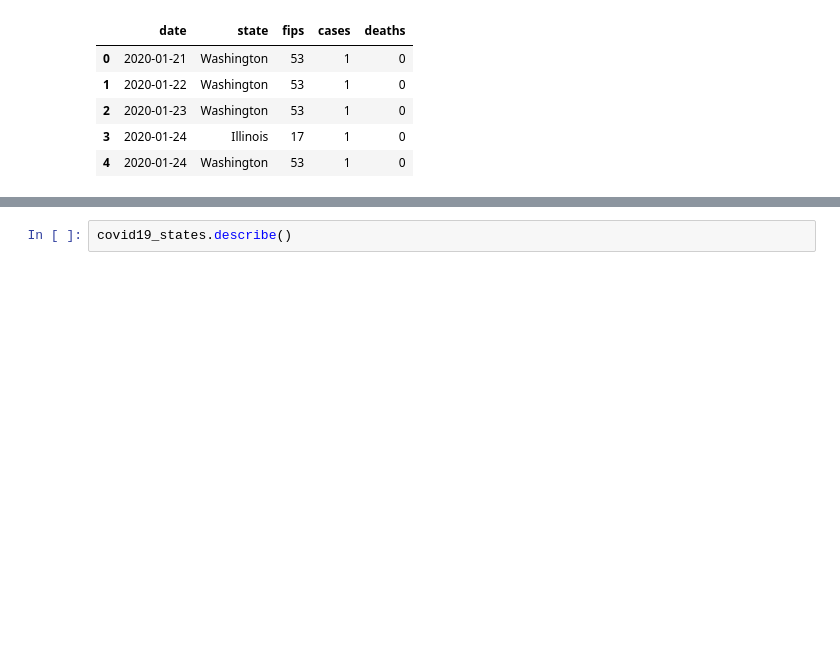
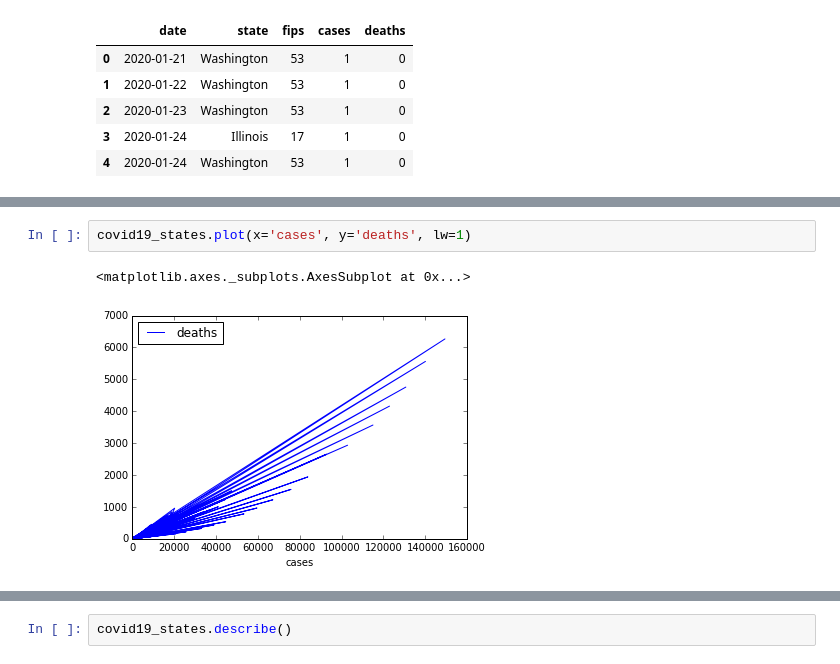
Before and after one commit to MohammadHeydari/DataScience, a Jupyter notebook: Amir_1_project.ipynb, the cells around one changed output, grey strips where cells are left out. Saved outputs shown, nothing was run; the diff lists cells and outputs as text; blank space fills up the shorter version.

```diff
--- a/Amir_1_project.ipynb
+++ b/Amir_1_project.ipynb
@@ -49,0 +80,5 @@ death_by_state
+# %%
+covid19_states.plot(x='cases', y='deaths', lw=1)
+# %% [output]
+<matplotlib.axes._subplots.AxesSubplot at 0x...>
+[figure, added]
```
Also changed, not shown: parts of 24 cells of this notebook.
